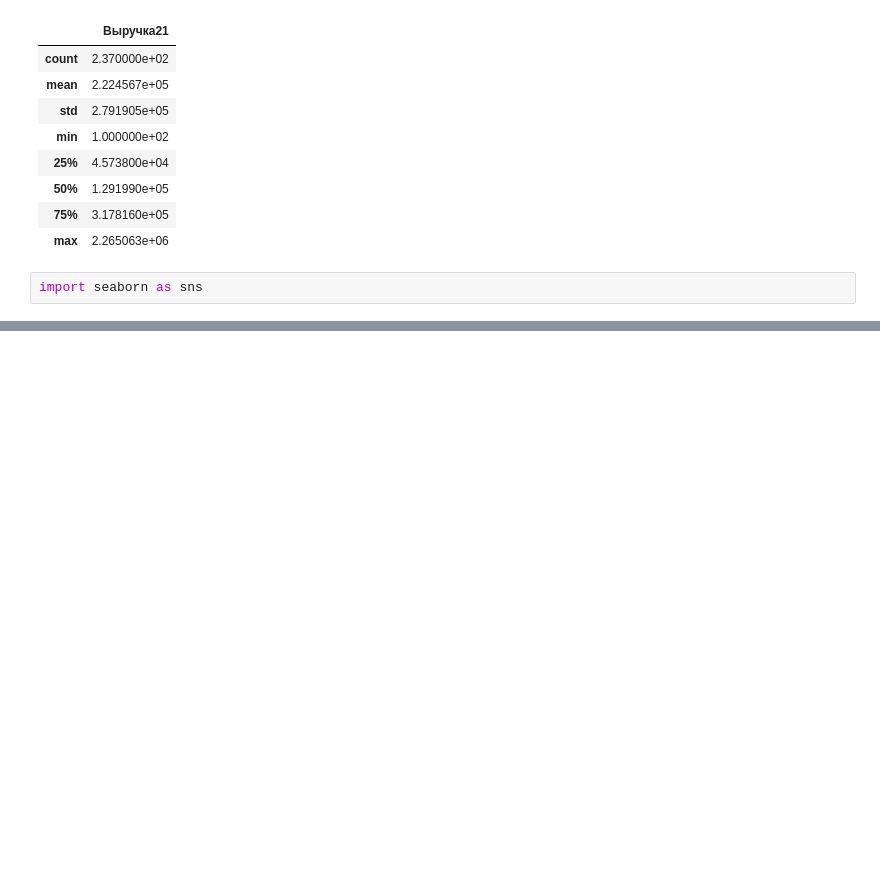
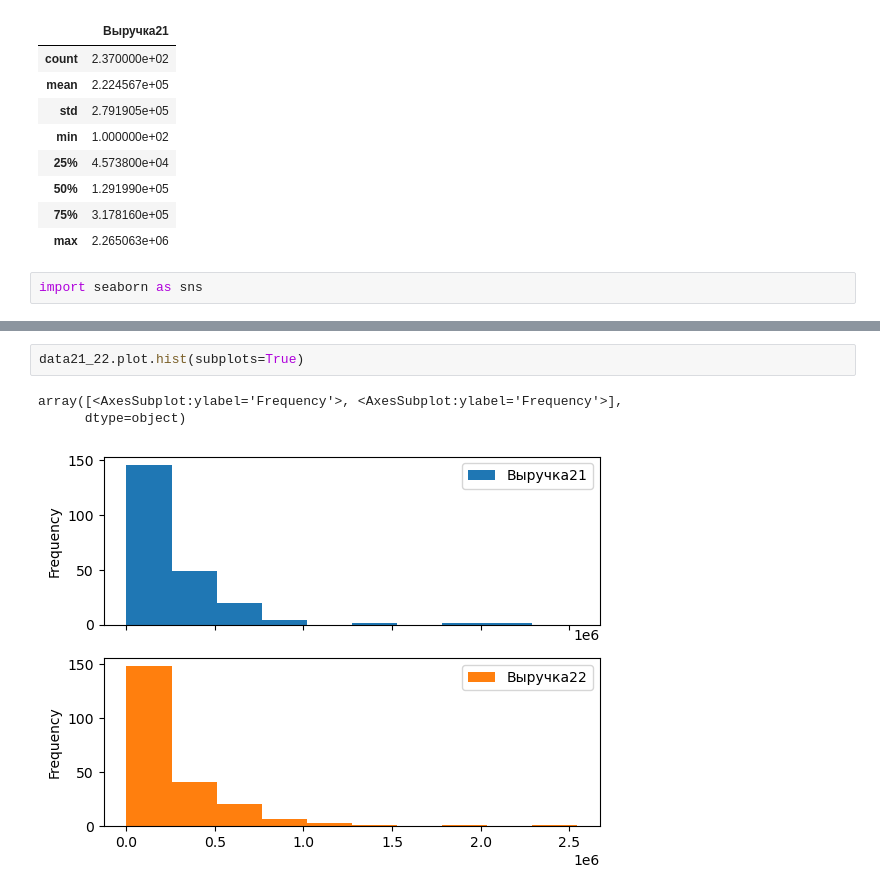
Before and after one commit to Ylika/analizz, a Jupyter notebook: Analizz.ipynb, the cells around one changed output, grey strips where cells are left out. Drawn from its saved outputs; the diff is of its cells as text; blank space fills up the shorter version.

```diff
--- a/Analizz.ipynb
+++ b/Analizz.ipynb
@@ -108,0 +181,6 @@ sns.distplot(data2022['Выручка22'])
+# %%
+data21_22.plot.hist(subplots=True)
+# %% [output]
+array([<AxesSubplot:ylabel='Frequency'>, <AxesSubplot:ylabel='Frequency'>],
+      dtype=object)
+[figure, added]
```
Also changed, not shown: parts of 18 cells of this notebook, 2 other files.
